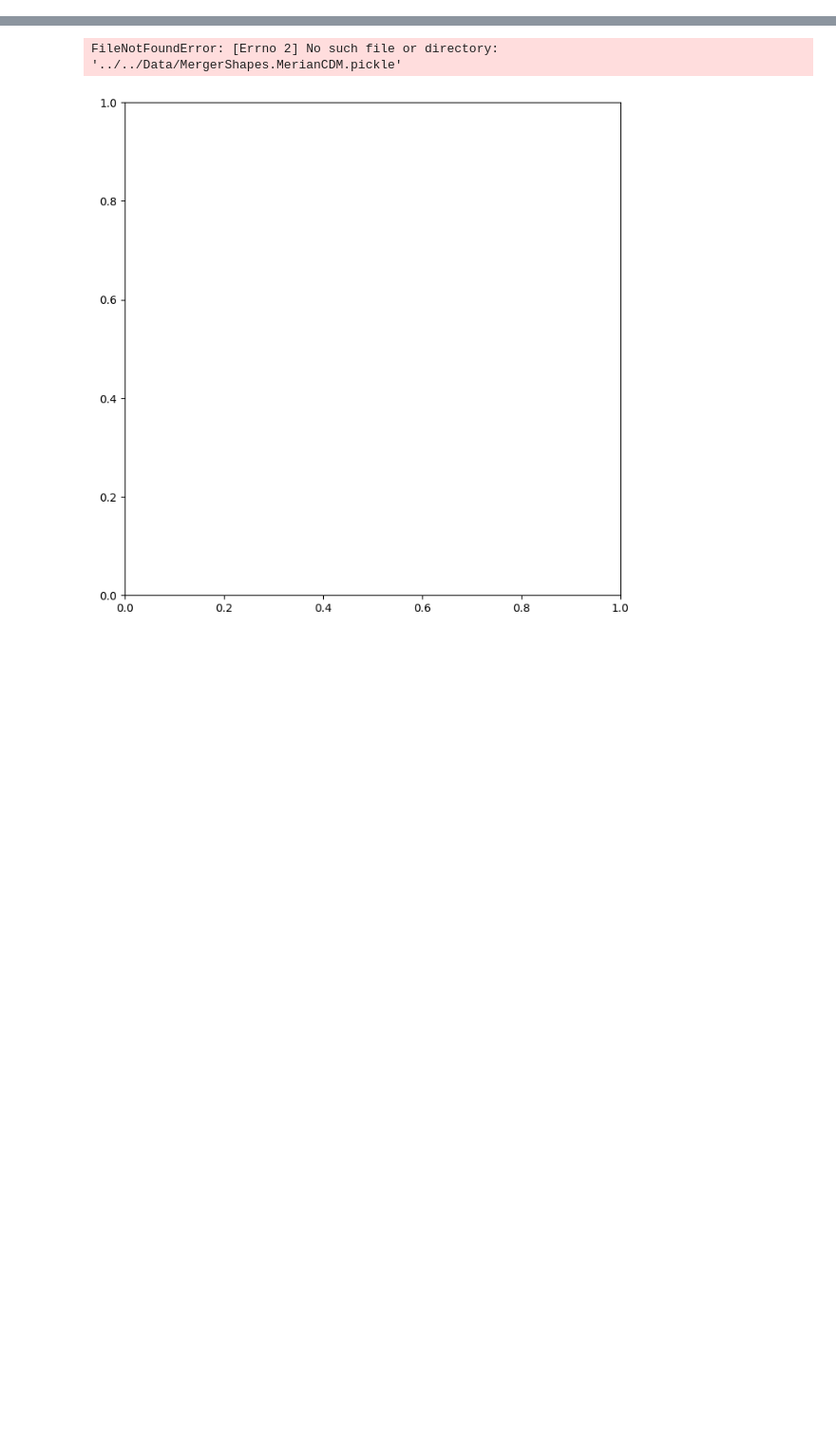
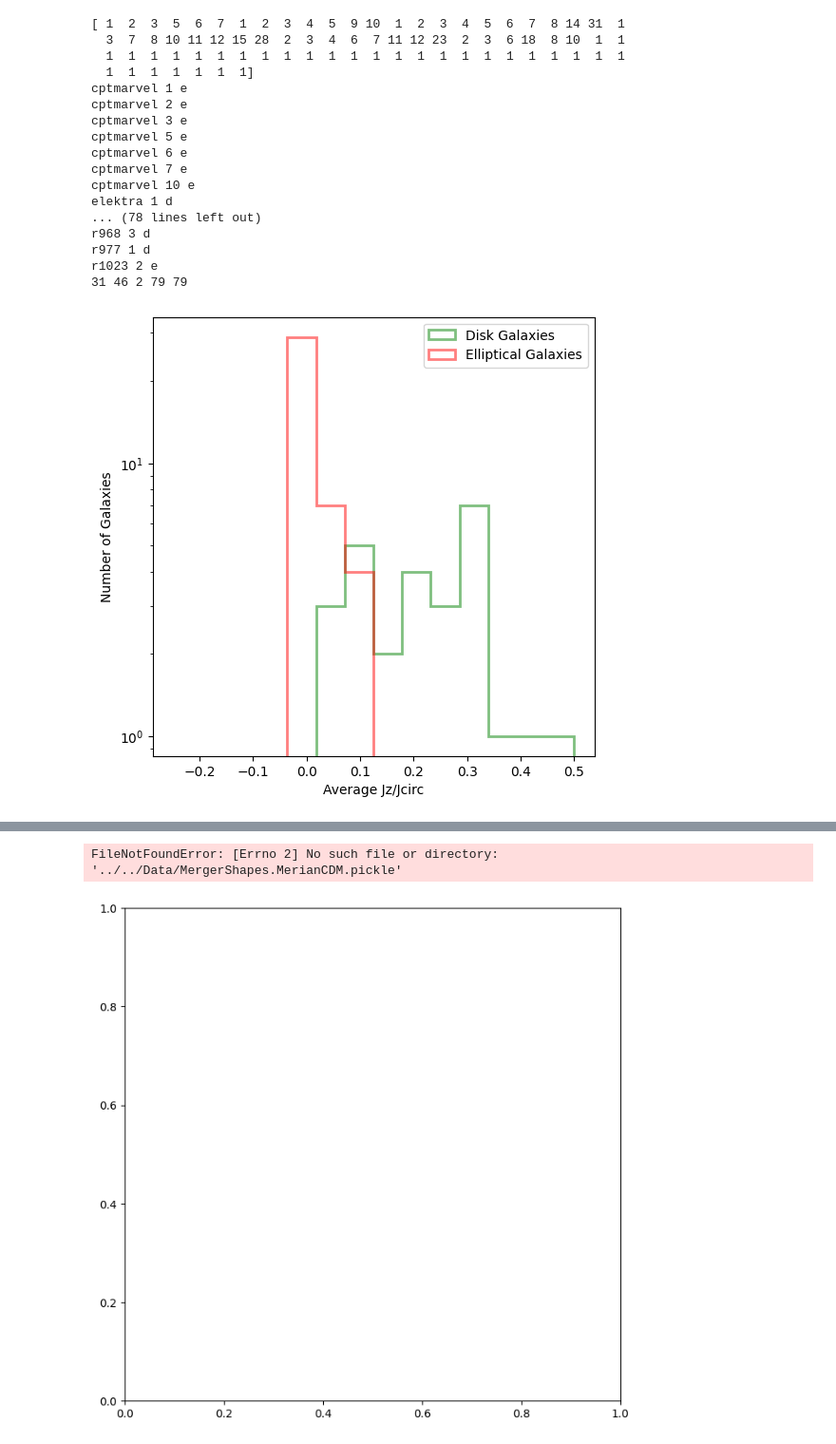
Before and after one commit to Bvogel4/MorphologyMeasurements, a Jupyter notebook: Code/IntrinsicShapes/StellarDMTracing.ipynb, the cells around one changed output, grey strips where cells are left out. Shown at 95% size. Saved outputs shown, nothing was run; the diff lists cells and outputs as text; code cells hidden in the pictures; blank space fills up the shorter version.

```diff
--- a/Code/IntrinsicShapes/StellarDMTracing.ipynb
+++ b/Code/IntrinsicShapes/StellarDMTracing.ipynb
@@ -237,43 +221,88 @@ plot_histograms_with_masks(mb, mb_reff, mb_10rvir, feedback_type, masks_labels)
 # %%
 
 #mask out disk galaxies
 #list of sims halos with disk galaxies
-disk_sims_pickle = 'disk_sims_results.pickle'
+# disk_sims_pickle = 'disk_sims_results.pickle'
+#
+# disk_sims = pickle.load(open(disk_sims_pickle,'rb'))
+disk_sims = {}
+for feedback in feedbacks:
+    # with open(f'galaxy_classifications_{feedback}.pickle', 'wb') as f:
+    #     pickle.dump(classified_galaxies, f)
+    try:
+        with open(f'galaxy_classifications_{feedback}.pickle', 'rb') as f:
+            classified_galaxies = pickle.load(f)
+            disk_sims.update(classified_galaxies)
+    except FileNotFoundError:
+        print(f'File galaxy_classifications_{feedback}.pickle not found')
+        continue
 
-disk_sims = pickle.load(open(disk_sims_pickle,'rb'))
-#print(disk_sims)
-mask = np.zeros(len(sims),dtype=bool)
-disk_mask = np.zeros(len(sims),dtype=bool)
-ellip_mask = np.zeros(len(sims),dtype=bool)
-irr_mask = np.zeros(len(sims),dtype=bool)
+
+#combine all classified galaxies
+
+
+print(hids)
+mask = np.zeros(len(sims), dtype=bool)
+disk_mask = np.zeros(len(sims), dtype=bool)
+ellip_mask = np.zeros(len(sims), dtype=bool)
+irr_mask = np.zeros(len(sims), dtype=bool)
+
 for sim in disk_sims:
     for halo in disk_sims[sim]:
         disk_sim = disk_sims[sim][halo]
-        #disk_sim can be d,i,e
+        # Find indices where both sims and hids match the current sim and halo
+        indices = (sims == sim) & (hids == halo)
+        print(sim, halo, disk_sim)
         if disk_sim == 'd':
-            disk_mask[(sims == sim)] = True
+            disk_mask[indices] = True
         elif disk_sim == 'i':
-            irr_mask[(sims == sim)] = True
+            irr_mask[indices] = True
         elif disk_sim == 'e':
-            ellip_mask[(sims == sim)] = True
+            ellip_mask[indices] = True
         else:
             print('Error: disk_sim not recognized')
-            print(sim,halo)
+            print(sim, halo)
             print(disk_sim)
             break
 
+
+print(sum(disk_mask),sum(ellip_mask),sum(irr_mask),sum(disk_mask)+sum(ellip_mask)+sum(irr_mask),len(sims))
 #print(mask)
 import importlib
 importlib.reload(sdt)
 from StellarDMTracing import colors
 #sdt.plot_data_with_disky(B_s, C_s, T_s, B_d, C_d, T_d, masses, mb, htype, reff, mvir, feedback_type, mask,
                          #mergers=None, show_lines=True, show_scatter=True)
 
 #check with jz_jcirc_avgs
 #plot histogram of jz_jcirc_avgs
-fig, ax = plt.subplots(1,1,figsize=(6,6))
-bins = np.linspace(-1,1,50)
-ax.hist(jz_jcirc_avgs,bins=bins,alpha=.5,label='All Galaxies',color='k')
-ax.hist(jz_jcirc_avgs[disk_mask],bins=bins,alpha=.5,label='Disk Galaxies',color='g')
-ax.hist(jz_jcirc_avgs[ellip_mask],bins=bins,alpha=.5,label='Elliptical Galaxies',color='r')
+fig, ax = plt.subplots(1, 1, figsize=(6, 6))
+bins = np.linspace(-.25, .5, 15)
+#ax.hist(jz_jcirc_avgs, bins=bins, alpha=.5, label='All Galaxies', color='k', histtype='step', lw=2)
+ax.hist(jz_jcirc_avgs[disk_mask], bins=bins, alpha=.5, label='Disk Galaxies', color='g', histtype='step', lw=2)
+ax.hist(jz_jcirc_avgs[ellip_mask], bins=bins, alpha=.5, label='Elliptical Galaxies', color='r', histtype='step', lw=2)
+ax.set_yscale('log')
+ax.set_xlabel('Average Jz/Jcirc')
+ax.set_ylabel('Number of Galaxies')
+ax.legend()
+plt.show()
+# %% [output]
+[ 1  2  3  5  6  7  1  2  3  4  5  9 10  1  2  3  4  5  6  7  8 14 31  1
+  3  7  8 10 11 12 15 28  2  3  4  6  7 11 12 23  2  3  6 18  8 10  1  1
+  1  1  1  1  1  1  1  1  1  1  1  1  1  1  1  1  1  1  1  1  1  1  1  1
+  1  1  1  1  1  1  1]
+cptmarvel 1 e
+cptmarvel 2 e
+cptmarvel 3 e
+cptmarvel 5 e
+cptmarvel 6 e
+cptmarvel 7 e
+cptmarvel 10 e
+elektra 1 d
+... (78 lines left out)
+r968 3 d
+r977 1 d
+r1023 2 e
+31 46 2 79 79
+[figure, added]
 # %%
```
Also changed, not shown: parts of 13 cells of this notebook, 5 other files.
